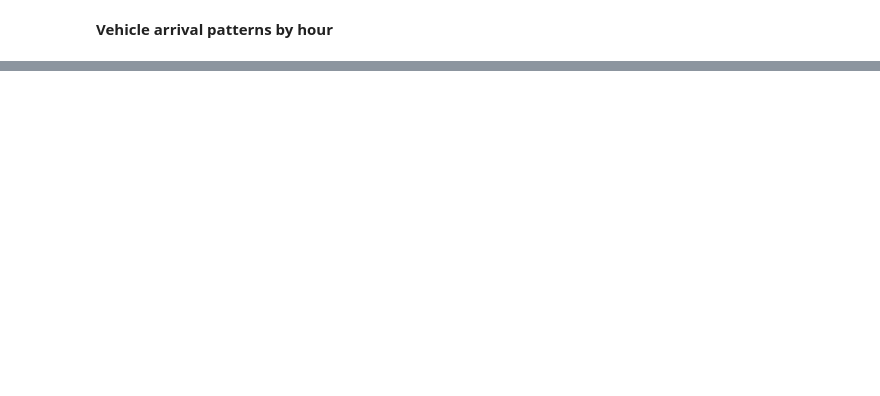
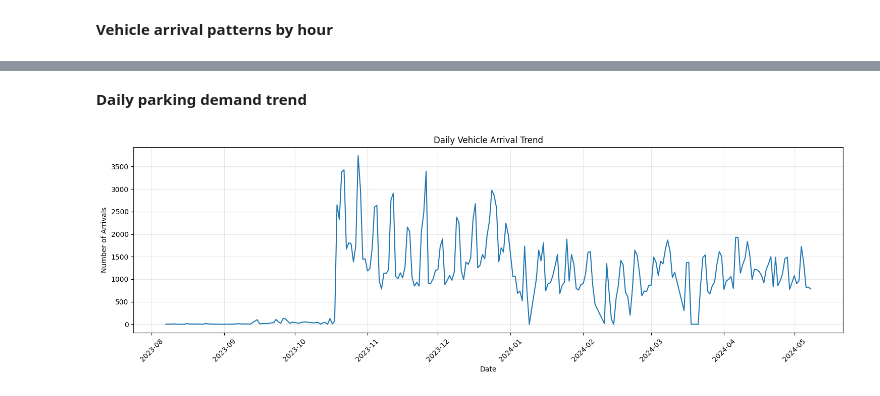
Before and after one commit to theHoodguy4587/smartParking_AI, a Jupyter notebook: notebooks/eda.ipynb, the cells around one changed output, grey strips where cells are left out. Drawn from its saved outputs; the diff is of its cells as text; code cells hidden in the pictures; blank space fills up the shorter version.

```diff
--- a/notebooks/eda.ipynb
+++ b/notebooks/eda.ipynb
@@ -65,0 +68,11 @@ Text(0, 0.5, ' Total Number of Arrivals')
+# %%
+time_df["day_of_week"] = (time_df["entry_time"].dt.day_name())
+
+day_order = ["Monday", "Tuesday", "Wednesday", "Thursday", "Friday", "Saturday", "Sunday"]
+daily_arrivals = (time_df["day_of_week"].value_counts().reindex(day_order))
+
+plt.figure(figsize=(10, 6))
+sns.barplot(x=daily_arrivals.index, y=daily_arrivals.values, palette="viridis")
+plt.title('Vehicle Arrivals by Day of the Week')
+plt.xlabel('Day of the Week')
+plt.ylabel('Total Number of Arrivals')
@@ -65,0 +85,29 @@ Text(0, 0.5, ' Total Number of Arrivals')
+# %% [markdown]
+**Daily parking demand trend**
+# %%
+
+time_df["date"] = time_df["entry_time"].dt.date
+
+daily_trend = (
+    time_df.groupby("date")
+    .size()
+)
+
+plt.figure(figsize=(15, 5))
+
+plt.plot(
+    daily_trend.index,
+    daily_trend.values
+)
+
+plt.title("Daily Vehicle Arrival Trend")
+plt.xlabel("Date")
+plt.ylabel("Number of Arrivals")
+
+plt.xticks(rotation=45)
+plt.grid(alpha=0.3)
+
+plt.tight_layout()
+plt.show()
+# %% [output]
+[figure, added]
```
Also changed, not shown: parts of 5 cells of this notebook.
